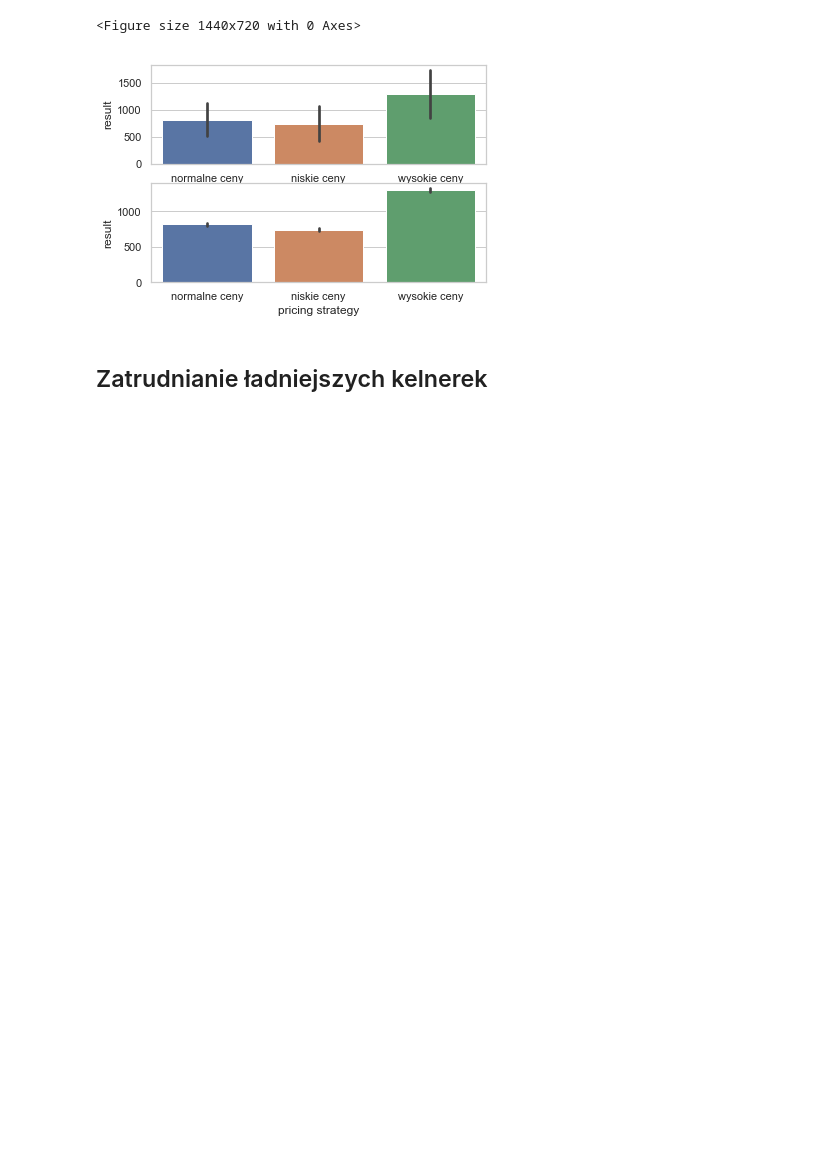
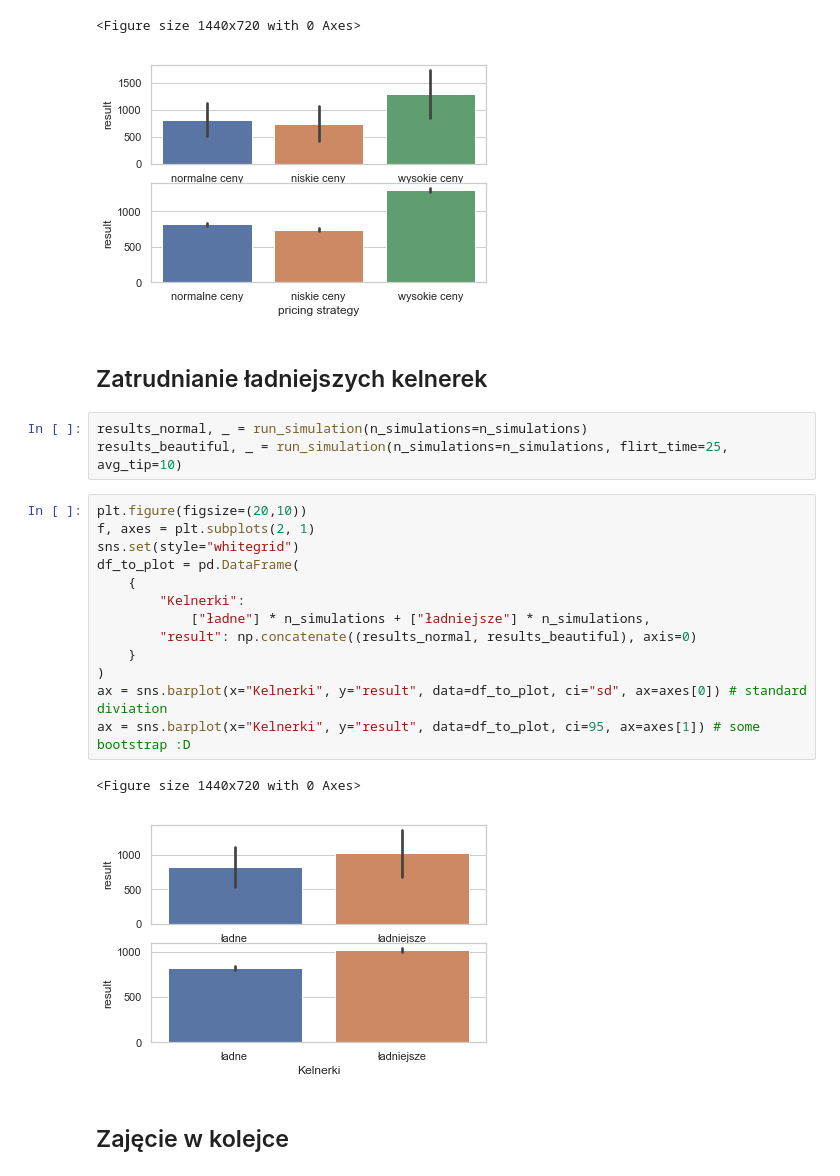
Before and after one commit to puchmichal/ZMS, a Jupyter notebook: project_3/Sensitivity analysis.ipynb, the cells around one changed output. Saved outputs shown, nothing was run; the diff lists cells and outputs as text; blank space fills up the shorter version.

```diff
--- a/project_3/Sensitivity analysis.ipynb
+++ b/project_3/Sensitivity analysis.ipynb
@@ -85,3 +85,24 @@ ax = sns.barplot(x="pricing strategy", y="result", data=df_to_plot, ci=95, ax=ax
 [figure]
 # %% [markdown]
 ## Zatrudnianie ładniejszych kelnerek
+# %%
+results_normal, _ = run_simulation(n_simulations=n_simulations)
+results_beautiful, _ = run_simulation(n_simulations=n_simulations, flirt_time=25, avg_tip=10)
+# %%
+plt.figure(figsize=(20,10))
+f, axes = plt.subplots(2, 1)
+sns.set(style="whitegrid")
+df_to_plot = pd.DataFrame(
+    {
+        "Kelnerki":
+            ["ładne"] * n_simulations + ["ładniejsze"] * n_simulations,
+        "result": np.concatenate((results_normal, results_beautiful), axis=0)
+    }
+)
+ax = sns.barplot(x="Kelnerki", y="result", data=df_to_plot, ci="sd", ax=axes[0]) # standard diviation
+ax = sns.barplot(x="Kelnerki", y="result", data=df_to_plot, ci=95, ax=axes[1]) # some bootstrap :D
+# %% [output]
+<Figure size 1440x720 with 0 Axes>
+[figure, added]
+# %% [markdown]
+## Zajęcie w kolejce
```
Also changed, not shown: parts of 6 cells of this notebook.
